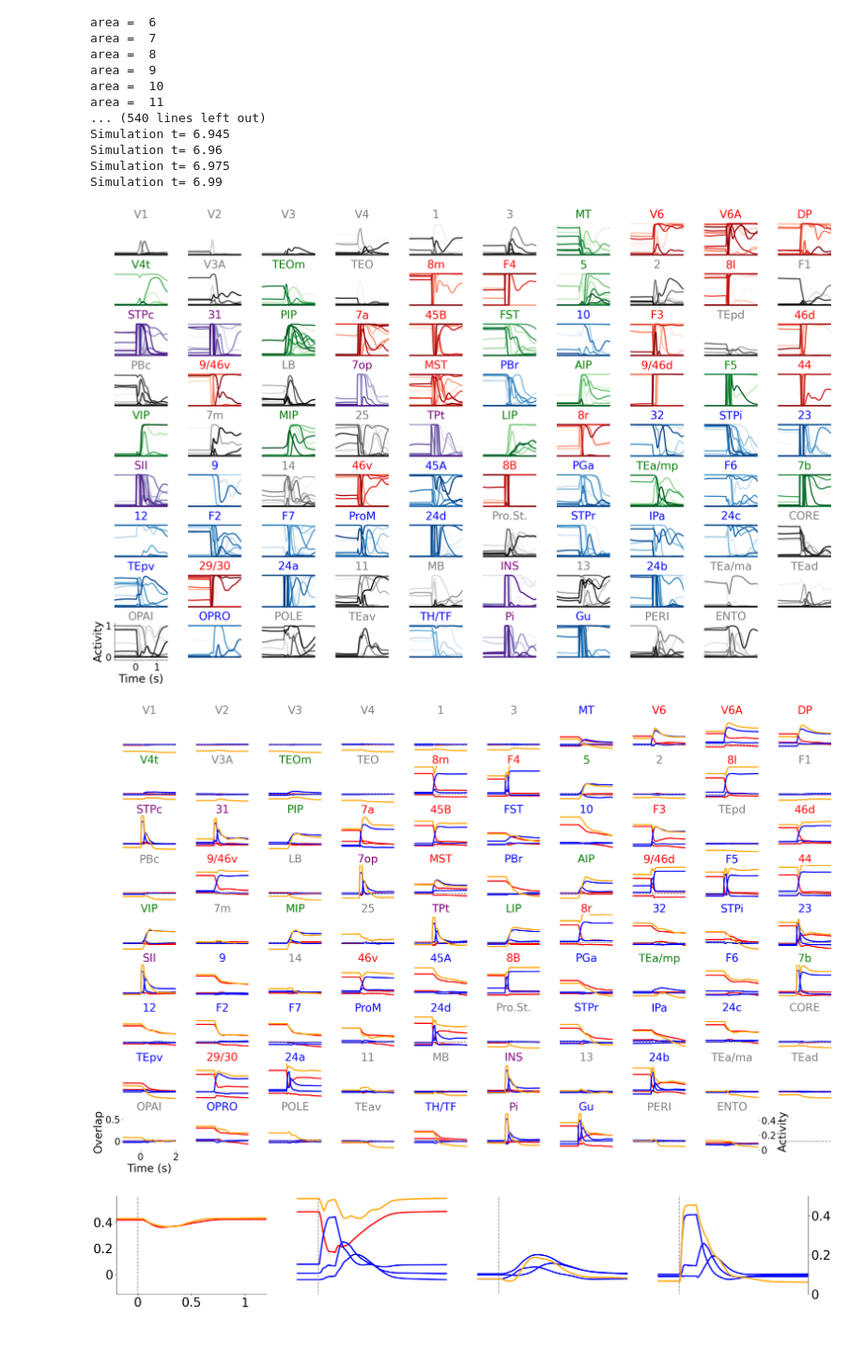
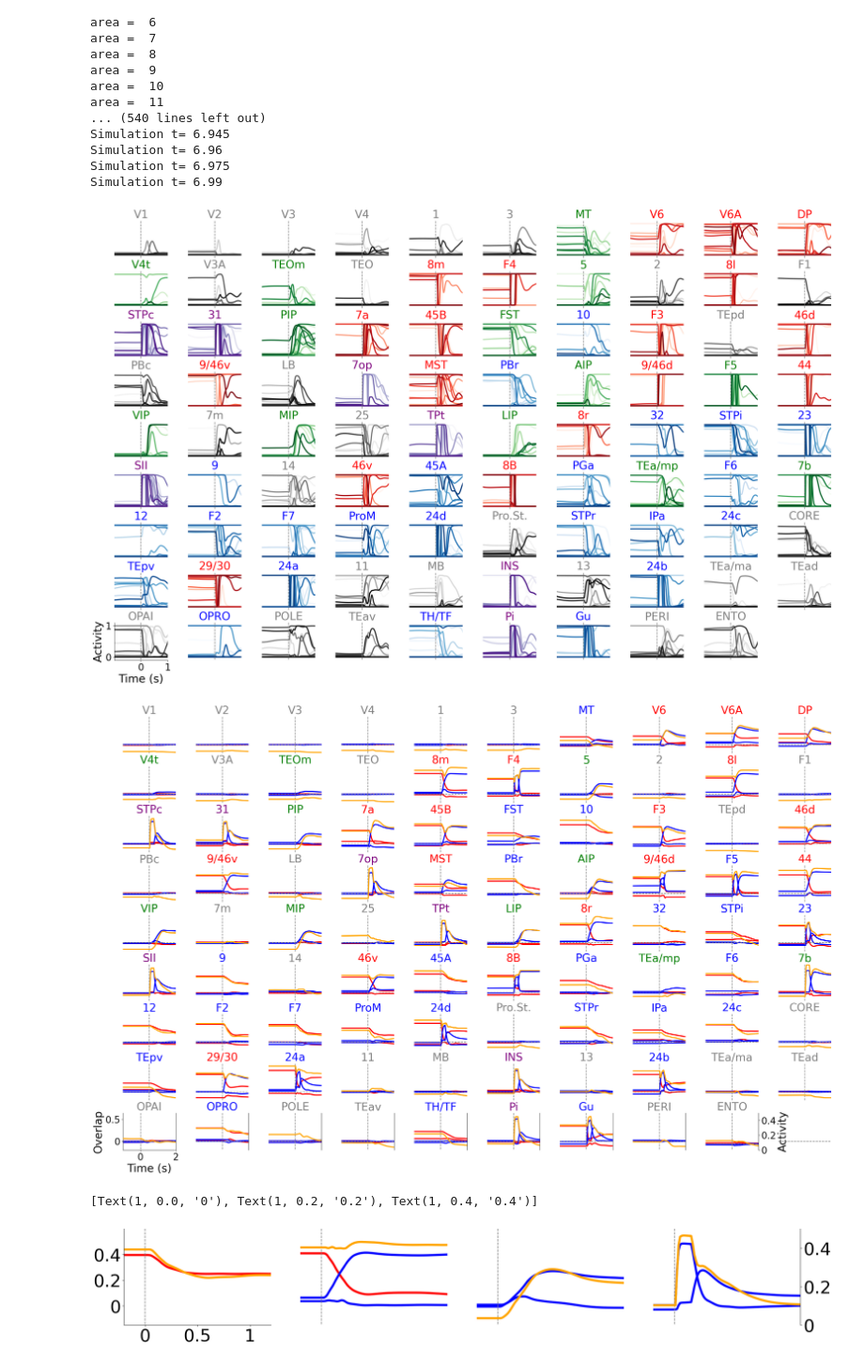
Before and after one commit to ulisespereira/brainwide, a Jupyter notebook: Fig6_monkey/dynamics.ipynb, the cells around one changed output. Shown at 94% size. Drawn from its saved outputs; the diff is of its cells as text; code cells hidden in the pictures; blank space fills up the shorter version.

```diff
--- a/Fig6_monkey/dynamics.ipynb
+++ b/Fig6_monkey/dynamics.ipynb
@@ -224,7 +224,7 @@ Simulation t= 6.99
 #results = pickle.load(open('data/gradient_chaos/sim_0.011.p', 'rb'))
 time = results['time']
 r_ctx = results['rates_ctx']
-name_grad = 'figures/S_attractors_rates.pdf'
+name_grad = 'figures/SI_attractors_rates_fig_6_monkey.pdf'
 
 lw_ov = 2
 lw_fr = 3
@@ -241,8 +241,8 @@ N_neu =int( N_block/int(N_block/N_recorded)) #number recorded neurons
 colors = plt.cm.hsv(np.linspace(0,1, N_neu))
 names_ctx, inds_full = names_inds_ctx()
 dt = modelparams['dt']
-t_stop = modelparams['period']
-t_end = t_stop
+t_end = overlaps.shape[0] * dt
+t_stop = t_end
 
 
 colors_greens = plt.cm.Greens(np.linspace(0,1, N_neu))
@@ -285,8 +285,9 @@ for row in ax:
                 for k in range(l * N_neu, (l+1)* N_neu, 10):
                     col.plot(time, r_ctx[:, k], lw=lw_fr, color = colors_greys[k - l* N_neu])
             col.set_title(names_ctx[l],fontsize = fs, color = color)
+            col.axvline(x=t_start, ymin=-1, ymax=1, ls = '--',color='gray')
         col.set_ylim([-.1,1.1])
-        col.set_xlim([t_start-1., t_start+1.5])
+        col.set_xlim([t_start-1., t_start+1])
         if n_col!=0:
             col.set_yticks([])
             col.set_xticks([])
@@ -314,9 +315,9 @@ for row in ax:
         l+=1
         n_col+=1
     n_row+=1
-#plt.savefig(name_grad, bbox_inches='tight')
+plt.savefig(name_grad, bbox_inches='tight')
 # %% [output]
-[figure, old version]
+[figure, new version]
 # %%
 modelparams = model_parameters()
 
@@ -327,7 +328,7 @@ overlaps = results['overlaps_sym']
 #overlaps_choice = results['overlaps_choice']
 overlaps_rand = results['overlaps_random']
 
-name_grad = 'figures/S_attractors_overlaps.pdf'
+name_grad = 'figures/SI_attractors_overlaps_fig_6_monkey.pdf'
 
 lw_ov = 3
 lw_fr = 3
@@ -336,6 +337,10 @@ colors_overlaps = plt.cm.Dark2(np.linspace(0,1, 8))
 ov_color = 'blue'
 m_fr_color = 'orange'
 s_ticks = 24
+
+dt = modelparams['dt']
+t_start = modelparams['t_start']
+
 
 fs=28
 
@@ -373,12 +378,13 @@ for row in ax:
             col.plot(time, overlaps[:, l, 1, :], lw =lw_ov, color = 'b')
             #col.plot(time, overlaps[:, l, 1, 1], lw =lw_ov, color = 'b', ls = '--')
             col.set_title(names_ctx[l],fontsize = fs, color = color)
+            col.axvline(x=t_start, ymin=-1, ymax=1, ls = '--',color='gray')
             axij = col.twinx()
             r_mean = np.mean(r_ctx[:, l * N_neu: (l + 1)* N_neu], axis = 1)
             axij.plot(time,  r_mean, color = m_fr_color, lw= lw_ov)
-            axij.set_ylim([0,.5])
+            axij.set_ylim([0,.55])
         col.set_ylim([-.2,0.65])
-        col.set_xlim([t_start-1., t_start+2.])
+        col.set_xlim([t_start-1., t_start+1.])
         col.axhline(y=0, xmin=0, xmax=400, ls = '--',color='gray')
         if n_col!=0:
             col.set_yticks([])
@@ -387,7 +393,7 @@ for row in ax:
             col.spines['top'].set_visible(False)
             col.spines['left'].set_visible(False)
             col.spines['bottom'].set_visible(False)
-        if n_row!=9:
+        if n_row!=8:
             col.set_xticks([])
             col.set_yticks([])
             col.spines['right'].set_visible(False)
@@ -410,7 +416,7 @@ for row in ax:
             col.spines['right'].set_visible(False)
             col.spines['top'].set_visible(False)
         if n_col != 9:
-            axij.spines['right'].set_visible(False)
+            #axij.spines['right'].set_visible(False)
             axij.spines['top'].set_visible(False)
             axij.spines['left'].set_visible(False)
             axij.spines['bottom'].set_visible(False)
@@ -420,7 +426,6 @@ for row in ax:
             axij.set_yticklabels([0, 0.2, 0.4], fontsize = s_ticks)
             axij.set_ylabel('Activity', fontsize =fs)
             col.plot(time, -20 * time -1, lw =lw_ov, color = 'blue')
-            axij = col.twinx()
             axij.plot(time,  -20 * time - 1, color = m_fr_color, lw= lw_ov)
             col.set_ylim([-.1,0.5])
             axij.set_ylim([0,.5])
@@ -442,7 +447,7 @@ for row in ax:
 #plt.close()
 plt.savefig(name_grad, bbox_inches='tight')
 # %% [output]
-[figure, old version]
+[figure, new version]
 # %%
 #hereee
 
@@ -453,9 +458,9 @@ overlaps = results['overlaps_sym']
 
 ov_color = 'blue'
 m_fr_color = 'orange'
-s_ticks = 28
-lw_fr = 3
-lw_ov = 3
+s_ticks = 40
+lw_fr = 5
+lw_ov = 5
 
 dt = modelparams['dt']
 t_start = modelparams['t_start']
@@ -504,7 +509,7 @@ ax10.set_yticks([])
 
 #second column
 
-ind3 =  names_ctx.index('9/46d')#
+ind3 =  names_ctx.index('9/46v')#
 
 ax[1].plot(time, overlaps[:, ind3, 0, 0], color = 'r', lw= lw_ov)
 ax[1].plot(time, overlaps[:, ind3, 1, :], color = 'b', lw= lw_ov)
@@ -579,33 +584,34 @@ ax[3].plot(time, overlaps[:, ind6, 1, :], color = 'b', lw= lw_ov)
 ax[3].set_ylim([-.15,0.6])
 ax[3].set_xlim([t_end - 2, t_end])
 ax[3].spines['right'].set_visible(False)
 ax[3].spines['top'].set_visible(False)
 ax[3].spines['left'].set_visible(False)
 ax[3].spines['bottom'].set_visible(False)
 ax[3].set_yticks([])
 ax[3].set_xlim([t_start-deltat, t_end])
 ax[3].set_xticks([])
 #ax[1,5].set_xticks([t_start-.5, t_start, t_start+0.5, t_start+1])
 #ax[1,5].set_xticklabels([-0.5, 0,  0.5, 1], fontsize = s_ticks)
 ax[3].axvline(x=t_start, ymin=-1, ymax=1, ls = '--',color='gray')
 #ax[1,5].axhline(y=0, xmin=0, xmax=400, ls = '--',color='gray')
 
 ax15 = ax[3].twinx()
 r_mean = np.mean(r_ctx[:, ind6 * N_neu: (ind6 + 1)* N_neu], axis = 1)
 ax15.plot(time,  r_mean, color = m_fr_color, lw= lw_ov)
 ax15.set_ylim([0,.5])
 ax15.set_xlim([t_start-deltat, t_end])
 ax15.set_xticks([])
 #ax15.set_xticks([t_start-.5, t_start, t_start+0.5, t_start+1])
 #ax15.set_xticklabels([-0.5, 0,  0.5, 1], fontsize = s_ticks)
 #ax12.spines['right'].set_visible(False)
 ax15.spines['top'].set_visible(False)
 ax15.spines['left'].set_visible(False)
 ax15.spines['bottom'].set_visible(False)
 ax15.set_yticks([0, 0.2, 0.4])
 ax15.set_yticklabels([0, 0.2, 0.4], fontsize = s_ticks)
 
-plt.savefig('figures/panels/salience_fpn_dan_dmn.pdf', bbox_inches='tight')
+#plt.savefig('figures/panels/salience_fpn_dan_dmn.pdf', bbox_inches='tight')
 # %% [output]
+[Text(1, 0.0, '0'), Text(1, 0.2, '0.2'), Text(1, 0.4, '0.4')]
-[figure, old version]
+[figure, new version]
 # %%
```
Also changed, not shown: parts of 1 cell of this notebook, 1 other file.
